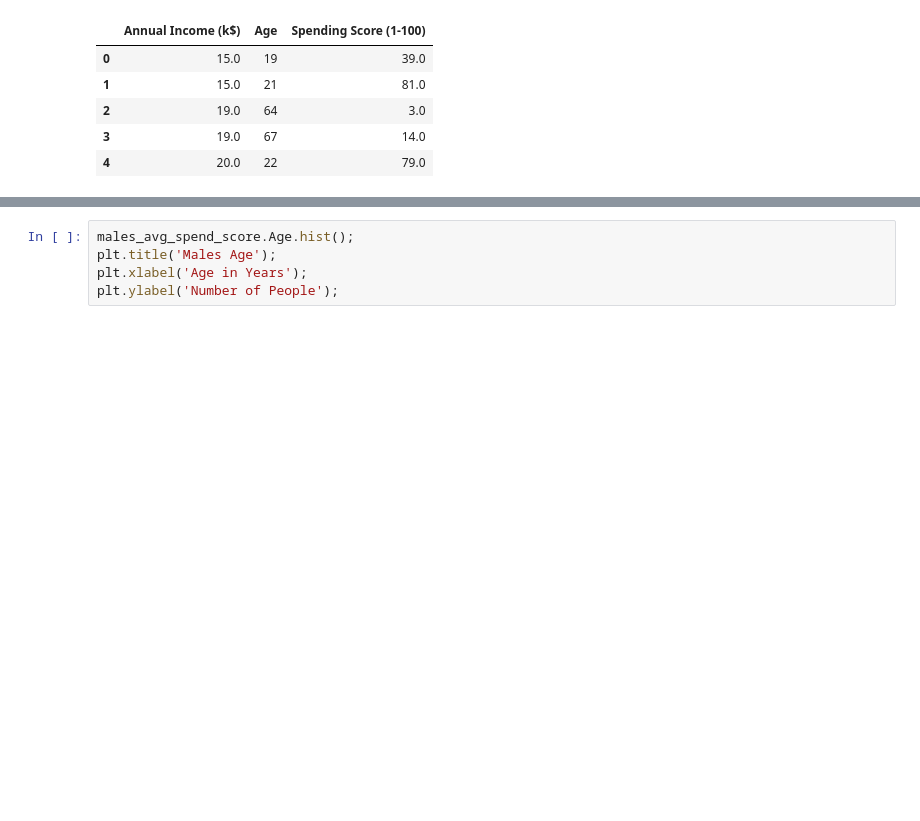
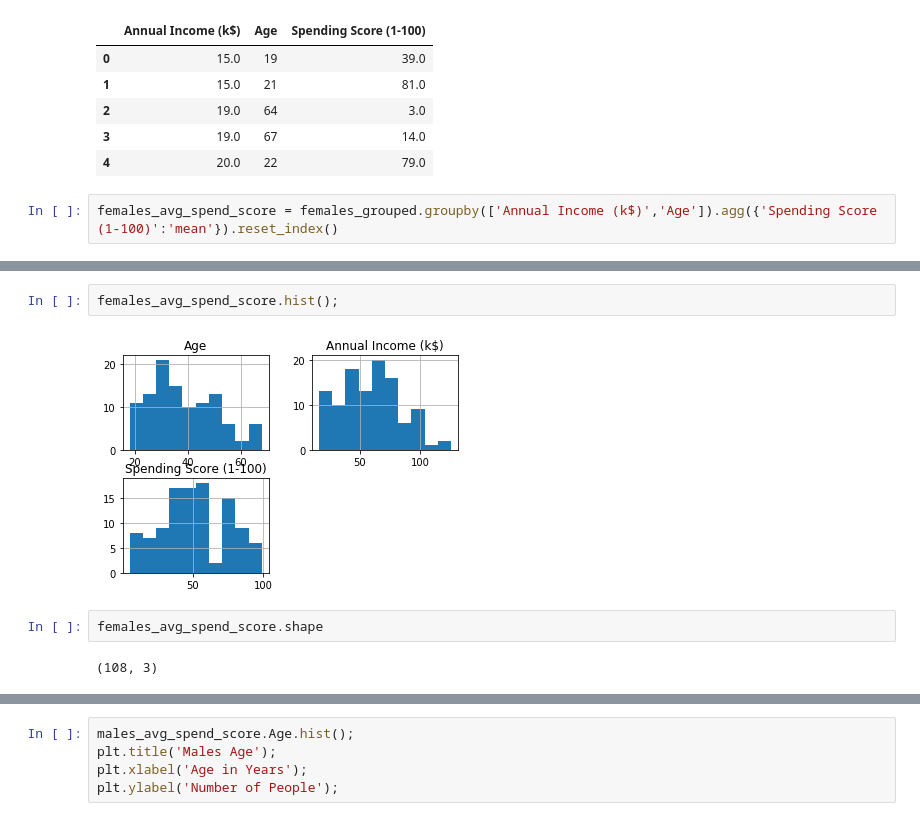
Before and after one commit to ipatel467/Customer-Segmentation, a Jupyter notebook: index.ipynb, the cells around one changed output, grey strips where cells are left out. Drawn from its saved outputs; the diff is of its cells as text; blank space fills up the shorter version.

```diff
--- a/index.ipynb
+++ b/index.ipynb
@@ -184,3 +184,5 @@ males_avg_spend_score.head()
 | 2 | 19.0 | 64 | 3.0 |
 | 3 | 19.0 | 67 | 14.0 |
 | 4 | 20.0 | 22 | 79.0 |
+# %%
+females_avg_spend_score = females_grouped.groupby(['Annual Income (k$)','Age']).agg({'Spending Score (1-100)':'mean'}).reset_index()
@@ -186,0 +198,8 @@ males_avg_spend_score.head()
+# %%
+females_avg_spend_score.hist();
+# %% [output]
+[figure, added]
+# %%
+females_avg_spend_score.shape
+# %% [output]
+(108, 3)
```
Also changed, not shown: parts of 4 cells of this notebook.
